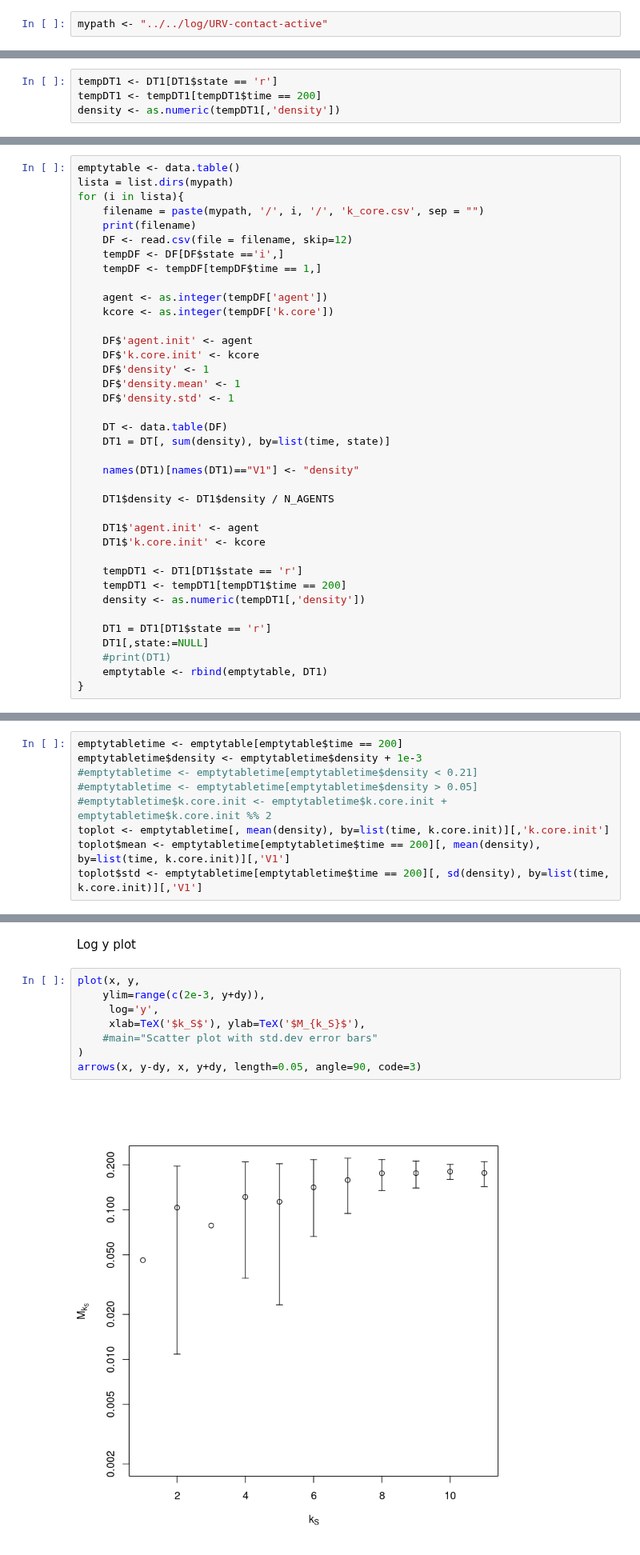
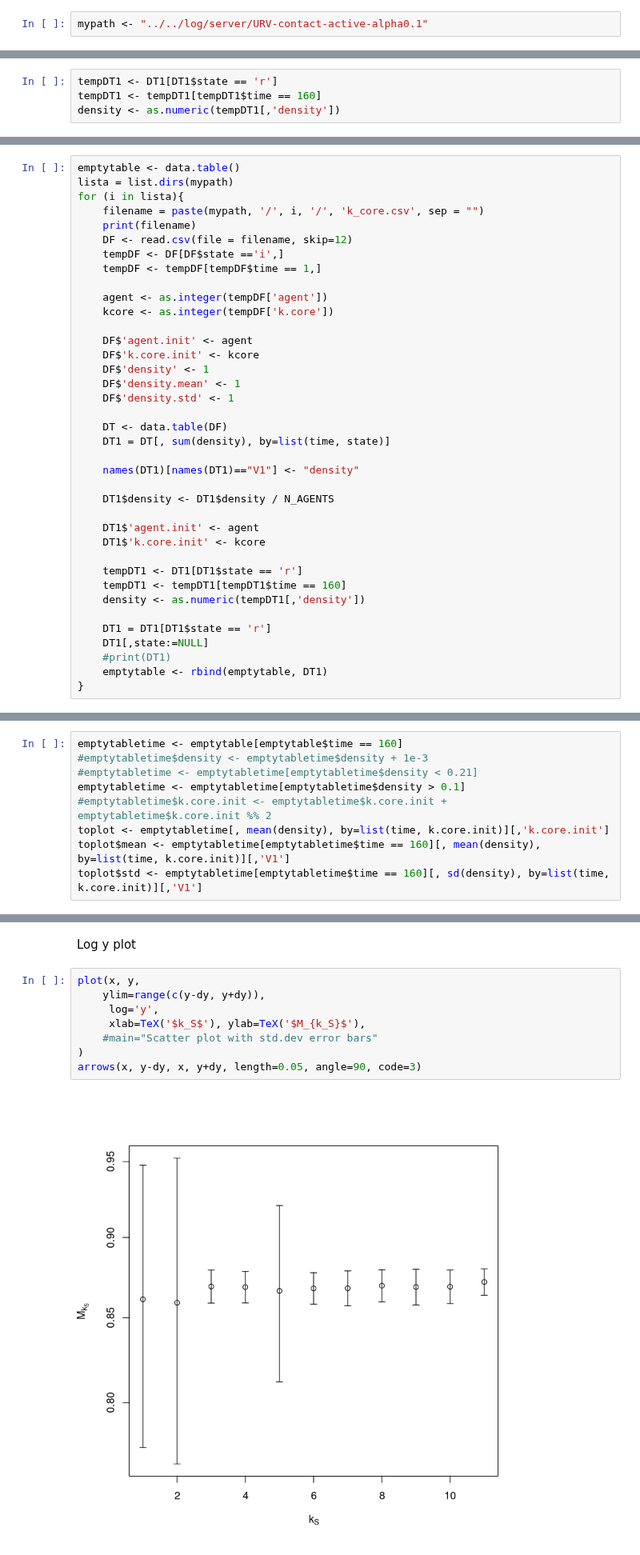
Before and after one commit to BFSteam/memory, a Jupyter notebook: jup/Untitled Folder/Untitled1.ipynb, the cells around one changed output, grey strips where cells are left out. Shown at 80% size. Cells and saved outputs as stored; diff of their text form.

```diff
--- a/jup/Untitled Folder/Untitled1.ipynb
+++ b/jup/Untitled Folder/Untitled1.ipynb
@@ -9,7 +9,7 @@ N_AGENTS <- 1134
 # %%
 N_AGENTS <- 12625
 # %%
-mypath <- "../../log/URV-contact-active"
+mypath <- "../../log/server/URV-contact-active-alpha0.1"
 # %%
 #mypath <- "/home/nik/ProvaEmailcontacts2.5/ProvaEmailcontacts2.5"
 # %%
@@ -59,7 +79,7 @@ DT1$'agent.init' <- agent
 DT1$'k.core.init' <- kcore
 # %%
 tempDT1 <- DT1[DT1$state == 'r']
-tempDT1 <- tempDT1[tempDT1$time == 200]
+tempDT1 <- tempDT1[tempDT1$time == 160]
 density <- as.numeric(tempDT1[,'density'])
 # %%
 DT1 = DT1[DT1$state == 'r']
@@ -98,7 +118,7 @@ for (i in lista){
     DT1$'k.core.init' <- kcore
 
     tempDT1 <- DT1[DT1$state == 'r']
-    tempDT1 <- tempDT1[tempDT1$time == 200]
+    tempDT1 <- tempDT1[tempDT1$time == 160]
     density <- as.numeric(tempDT1[,'density'])
 
     DT1 = DT1[DT1$state == 'r']
@@ -131,14 +151,14 @@ Compute mean and standard deviation and add to data table
 # %%
 emptytable <- rawtable
 # %%
-emptytabletime <- emptytable[emptytable$time == 200]
-emptytabletime$density <- emptytabletime$density + 1e-3
+emptytabletime <- emptytable[emptytable$time == 160]
+#emptytabletime$density <- emptytabletime$density + 1e-3
 #emptytabletime <- emptytabletime[emptytabletime$density < 0.21]
-#emptytabletime <- emptytabletime[emptytabletime$density > 0.05]
+emptytabletime <- emptytabletime[emptytabletime$density > 0.1]
 #emptytabletime$k.core.init <- emptytabletime$k.core.init + emptytabletime$k.core.init %% 2
 toplot <- emptytabletime[, mean(density), by=list(time, k.core.init)][,'k.core.init']
-toplot$mean <- emptytabletime[emptytabletime$time == 200][, mean(density), by=list(time, k.core.init)][,'V1']
-toplot$std <- emptytabletime[emptytabletime$time == 200][, sd(density), by=list(time, k.core.init)][,'V1']
+toplot$mean <- emptytabletime[emptytabletime$time == 160][, mean(density), by=list(time, k.core.init)][,'V1']
+toplot$std <- emptytabletime[emptytabletime$time == 160][, sd(density), by=list(time, k.core.init)][,'V1']
 # %% [markdown]
 Clean NaN values
 # %%
@@ -298,14 +326,14 @@ png
 Log y plot
 # %%
 plot(x, y,
-    ylim=range(c(2e-3, y+dy)),
+    ylim=range(c(y-dy, y+dy)),
      log='y',
      xlab=TeX('$k_S$'), ylab=TeX('$M_{k_S}$'),
     #main="Scatter plot with std.dev error bars"
 )
 arrows(x, y-dy, x, y+dy, length=0.05, angle=90, code=3)
 # %% [output]
-[figure, old version]
+[figure, new version]
 # %%
 pdf('logmksonks.pdf')
 plot(toplot$k.core.init, toplot$mean,
```
Also changed, not shown: parts of 11 cells of this notebook, 7 other files.
